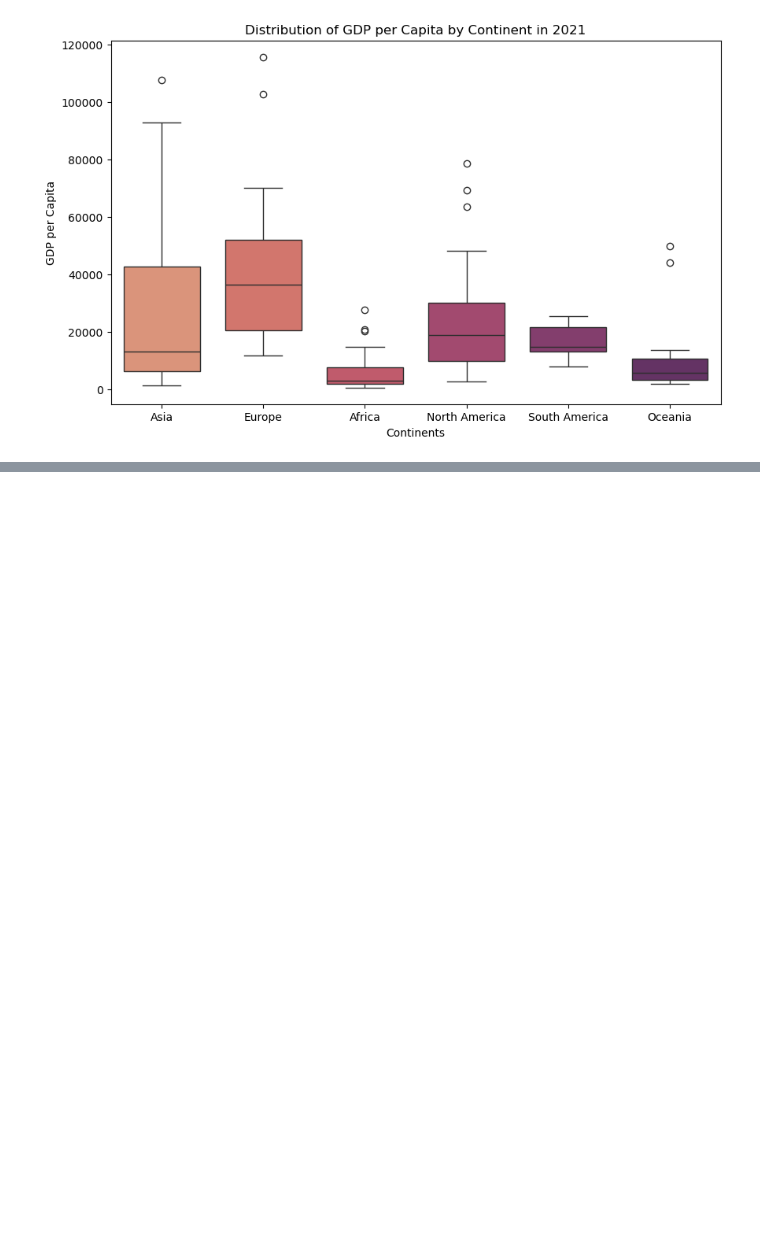
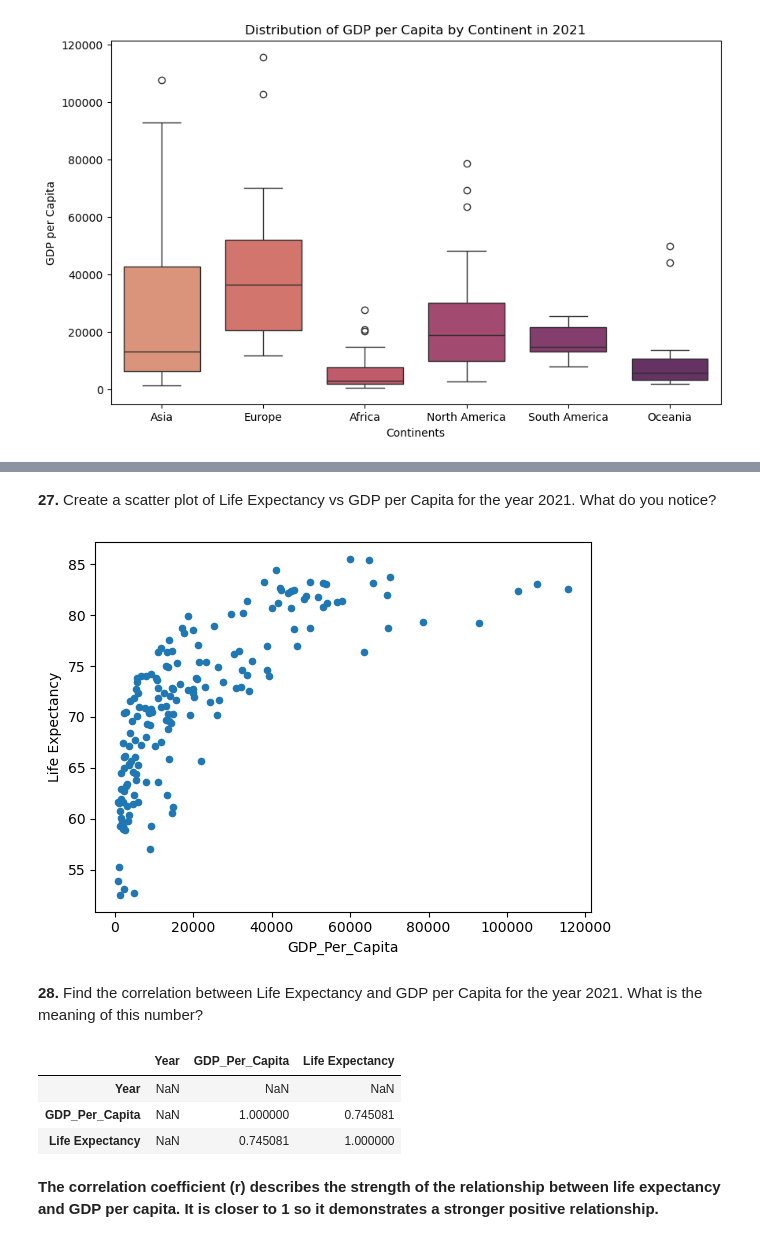
Before and after one commit to nss-data-science-cohort-8/un-exploration-graciepiantek, a Jupyter notebook: notebooks/UN_Data_Exploration.ipynb, the cells around one changed output, grey strips where cells are left out. Cells and saved outputs as stored; diff of their text form; code cells hidden in the pictures; blank space fills up the shorter version.

```diff
--- a/notebooks/UN_Data_Exploration.ipynb
+++ b/notebooks/UN_Data_Exploration.ipynb
@@ -322,0 +292,2 @@ If time allows, check out the plotly library to add additional interativity to y
+# %%
+life_expectancy = life_expectancy[life_expectancy['Year'] != 'Unnamed: 68']
@@ -322,0 +340,17 @@ If time allows, check out the plotly library to add additional interativity to y
+# %% [markdown]
+**27.** Create a scatter plot of Life Expectancy vs GDP per Capita for the year 2021. What do you notice?
+# %%
+gdp_le_2021.plot(kind='scatter', x='GDP_Per_Capita', y='Life Expectancy');
+# %% [output]
+[figure, added]
+# %% [markdown]
+**28.** Find the correlation between Life Expectancy and GDP per Capita for the year 2021. What is the meaning of this number?
+# %%
+gdp_le_2021.corr(numeric_only=True)
+# %% [output]
+|  | Year | GDP_Per_Capita | Life Expectancy |
+| Year | NaN | NaN | NaN |
+| GDP_Per_Capita | NaN | 1.000000 | 0.745081 |
+| Life Expectancy | NaN | 0.745081 | 1.000000 |
+# %% [markdown]
+**The correlation coefficient (r) describes the strength of the relationship between life expectancy and GDP per capita. It is closer to 1 so it demonstrates a stronger positive relationship.**
```
Also changed, not shown: parts of 55 cells of this notebook.
